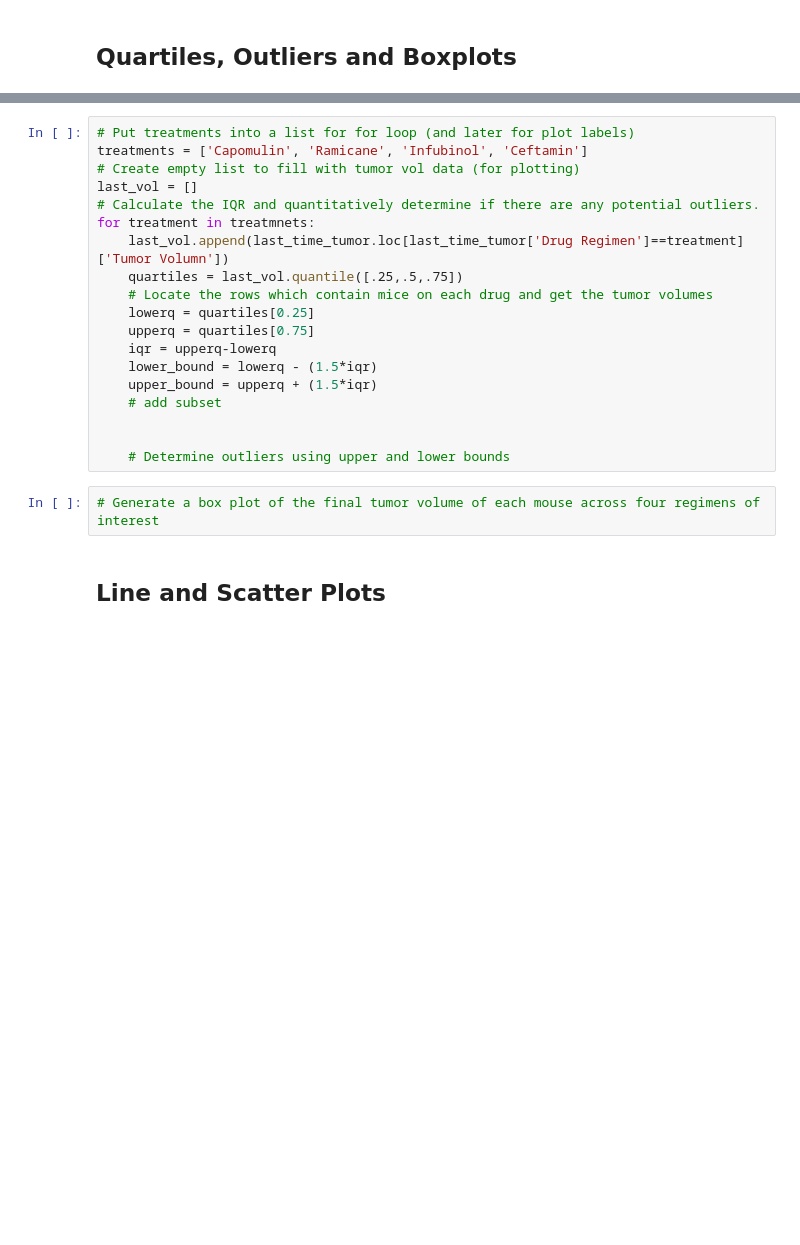
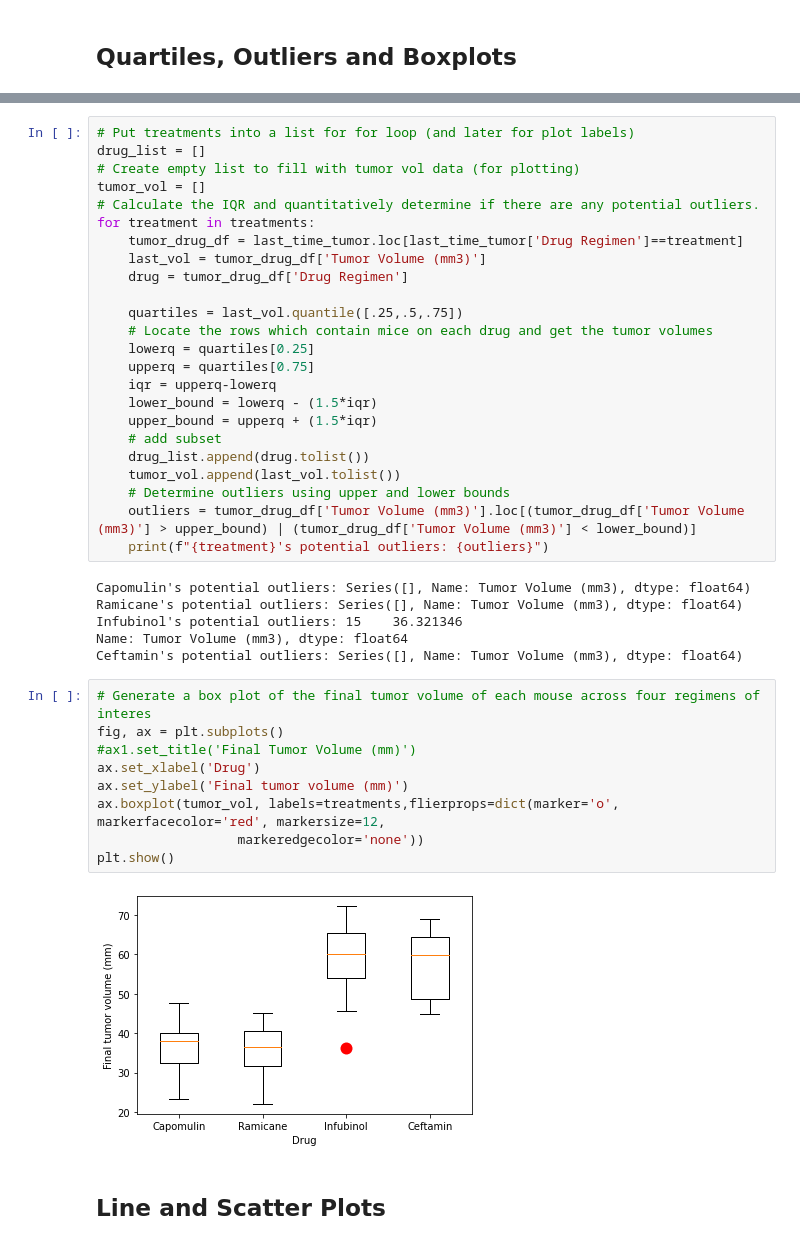
Before and after one commit to LingLv-git/matplotlib-challenge, a Jupyter notebook: Pymaceuticals/pymaceuticals_starter.ipynb, the cells around one changed output, grey strips where cells are left out. Saved outputs shown, nothing was run; the diff lists cells and outputs as text; blank space fills up the shorter version.

```diff
--- a/Pymaceuticals/pymaceuticals_starter.ipynb
+++ b/Pymaceuticals/pymaceuticals_starter.ipynb
@@ -238,11 +221,14 @@ last_time_tumor.head()
 # %%
 # Put treatments into a list for for loop (and later for plot labels)
-treatments = ['Capomulin', 'Ramicane', 'Infubinol', 'Ceftamin']
+drug_list = []
 # Create empty list to fill with tumor vol data (for plotting)
-last_vol = []
+tumor_vol = []
 # Calculate the IQR and quantitatively determine if there are any potential outliers.
-for treatment in treatmnets:
-    last_vol.append(last_time_tumor.loc[last_time_tumor['Drug Regimen']==treatment]['Tumor Volumn'])
+for treatment in treatments:
+    tumor_drug_df = last_time_tumor.loc[last_time_tumor['Drug Regimen']==treatment]
+    last_vol = tumor_drug_df['Tumor Volume (mm3)']
+    drug = tumor_drug_df['Drug Regimen']
+
     quartiles = last_vol.quantile([.25,.5,.75])
     # Locate the rows which contain mice on each drug and get the tumor volumes
     lowerq = quartiles[0.25]
@@ -251,11 +237,28 @@ for treatment in treatmnets:
     lower_bound = lowerq - (1.5*iqr)
     upper_bound = upperq + (1.5*iqr)
     # add subset
-
-
+    drug_list.append(drug.tolist())
+    tumor_vol.append(last_vol.tolist())
     # Determine outliers using upper and lower bounds
+    outliers = tumor_drug_df['Tumor Volume (mm3)'].loc[(tumor_drug_df['Tumor Volume (mm3)'] > upper_bound) | (tumor_drug_df['Tumor Volume (mm3)'] < lower_bound)]
+    print(f"{treatment}'s potential outliers: {outliers}")
+# %% [output]
+Capomulin's potential outliers: Series([], Name: Tumor Volume (mm3), dtype: float64)
+Ramicane's potential outliers: Series([], Name: Tumor Volume (mm3), dtype: float64)
+Infubinol's potential outliers: 15    36.321346
+Name: Tumor Volume (mm3), dtype: float64
+Ceftamin's potential outliers: Series([], Name: Tumor Volume (mm3), dtype: float64)
 # %%
-# Generate a box plot of the final tumor volume of each mouse across four regimens of interest
+# Generate a box plot of the final tumor volume of each mouse across four regimens of interes
+fig, ax = plt.subplots()
+#ax1.set_title('Final Tumor Volume (mm)')
+ax.set_xlabel('Drug')
+ax.set_ylabel('Final tumor volume (mm)')
+ax.boxplot(tumor_vol, labels=treatments,flierprops=dict(marker='o', markerfacecolor='red', markersize=12,
+                  markeredgecolor='none'))
+plt.show()
+# %% [output]
+[figure, added]
 # %% [markdown]
 ## Line and Scatter Plots
 # %%
```
Also changed, not shown: parts of 10 cells of this notebook.
